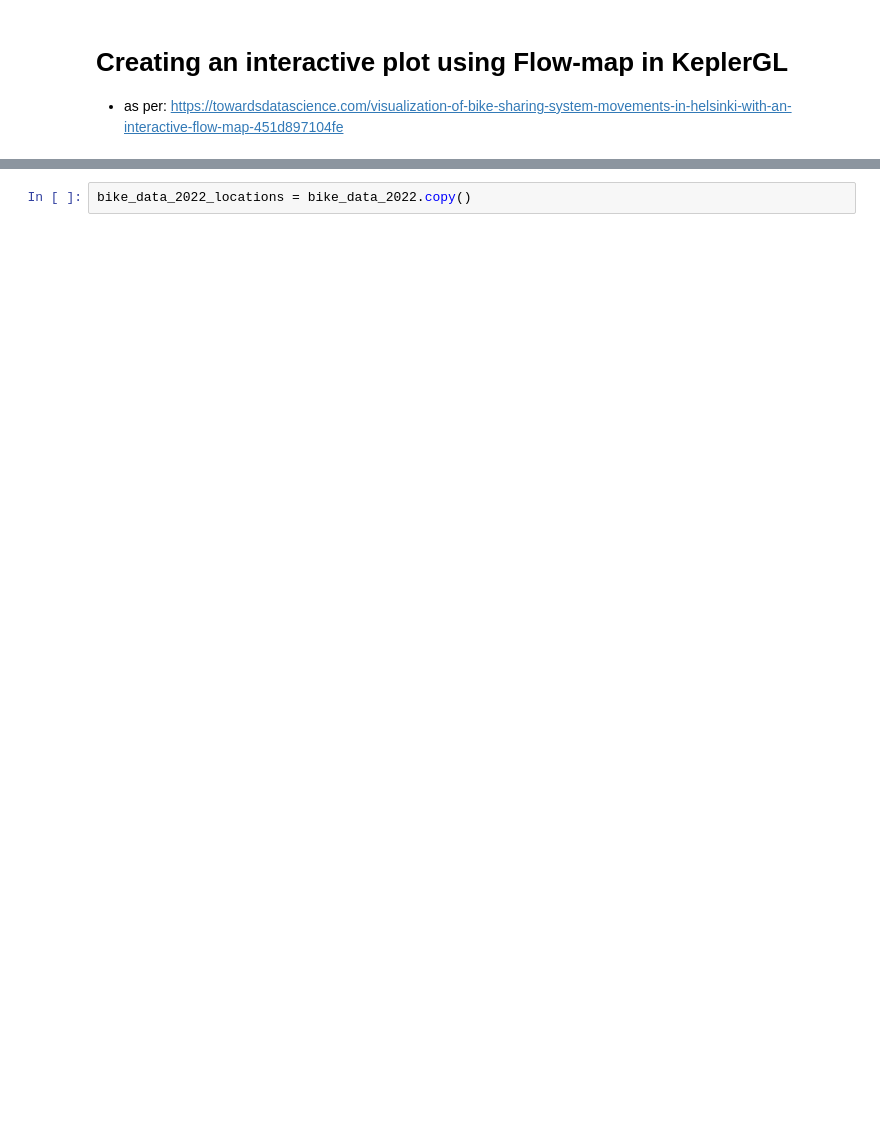
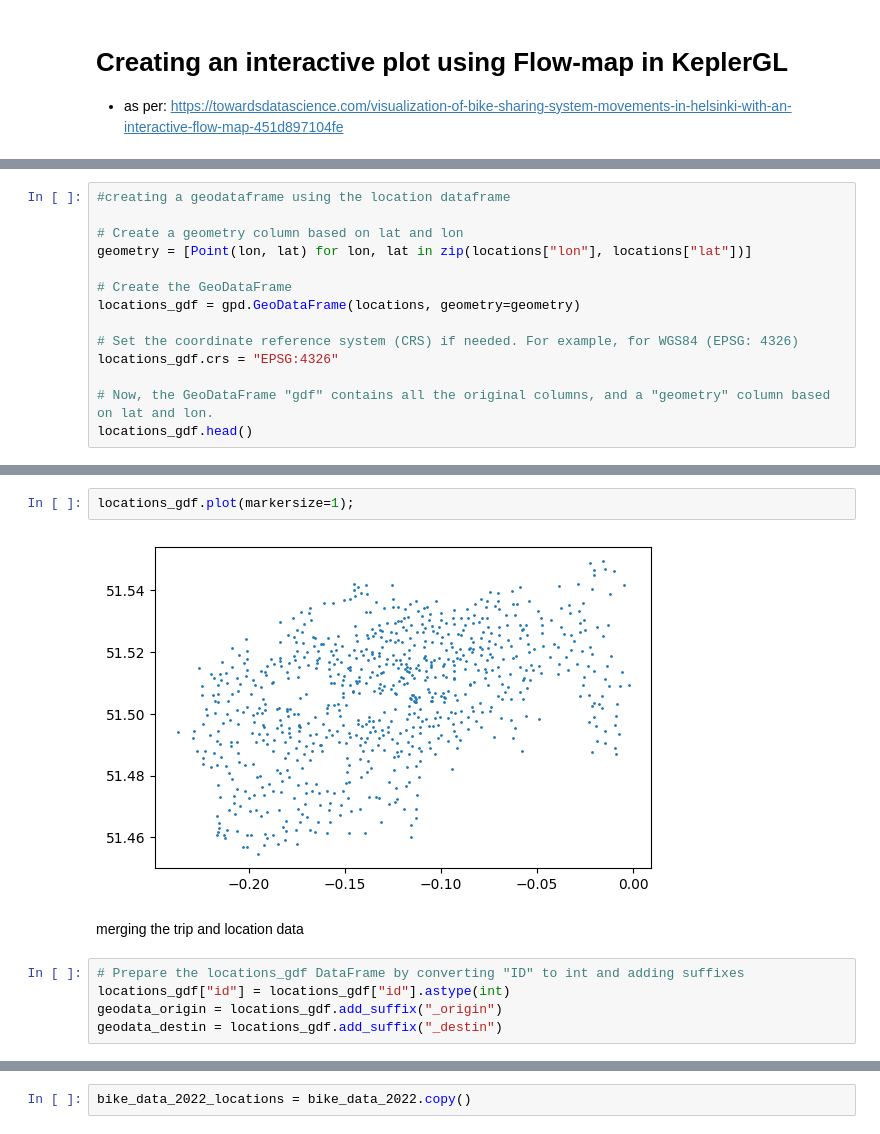
Before and after one commit to elrhmo/TfL_Bike_Analysis, a Jupyter notebook: analysis_networkx.ipynb, the cells around one changed output, grey strips where cells are left out. Saved outputs shown, nothing was run; the diff lists cells and outputs as text; blank space fills up the shorter version.

Commit message:
working on kepler gl plot

```diff
--- a/analysis_networkx.ipynb
+++ b/analysis_networkx.ipynb
@@ -483,0 +493,14 @@ bike_data_2022
+# %%
+#creating a geodataframe using the location dataframe
+
+# Create a geometry column based on lat and lon
+geometry = [Point(lon, lat) for lon, lat in zip(locations["lon"], locations["lat"])]
+
+# Create the GeoDataFrame
+locations_gdf = gpd.GeoDataFrame(locations, geometry=geometry)
+
+# Set the coordinate reference system (CRS) if needed. For example, for WGS84 (EPSG: 4326)
+locations_gdf.crs = "EPSG:4326"
+
+# Now, the GeoDataFrame "gdf" contains all the original columns, and a "geometry" column based on lat and lon.
+locations_gdf.head()
@@ -483,0 +514,11 @@ bike_data_2022
+# %%
+locations_gdf.plot(markersize=1);
+# %% [output]
+[figure, added]
+# %% [markdown]
+merging the trip and location data
+# %%
+# Prepare the locations_gdf DataFrame by converting "ID" to int and adding suffixes
+locations_gdf["id"] = locations_gdf["id"].astype(int)
+geodata_origin = locations_gdf.add_suffix("_origin")
+geodata_destin = locations_gdf.add_suffix("_destin")
```
Also changed, not shown: parts of 47 cells of this notebook.
